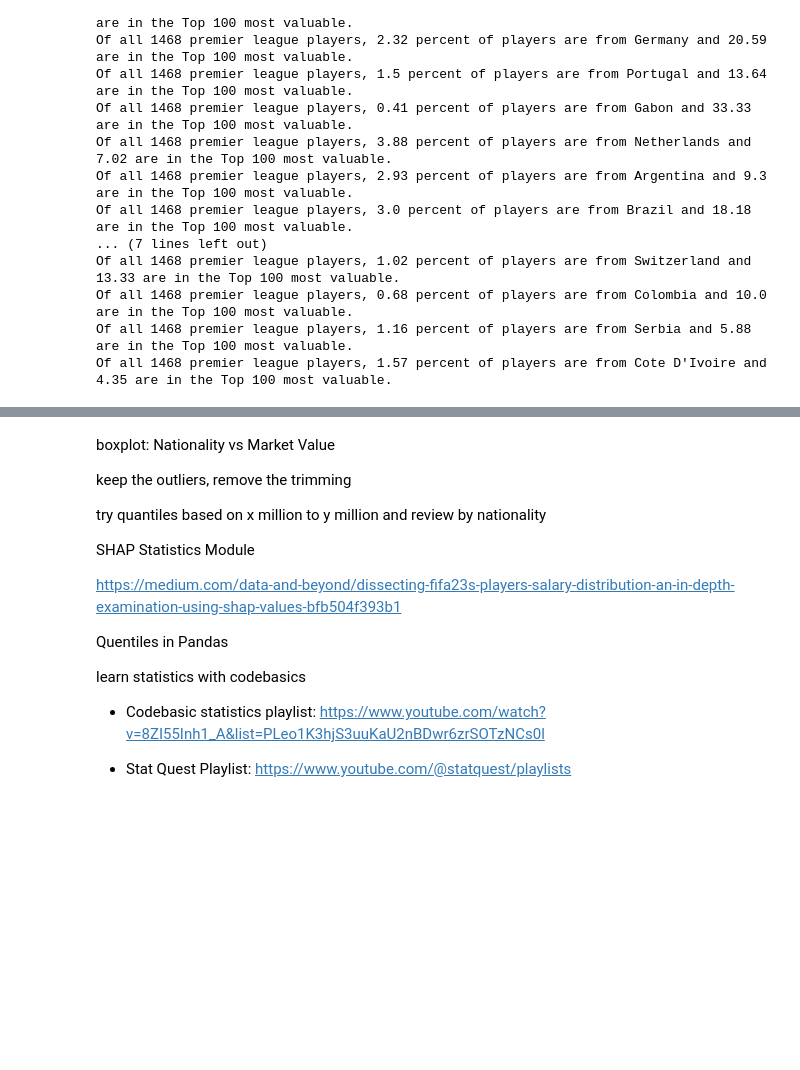
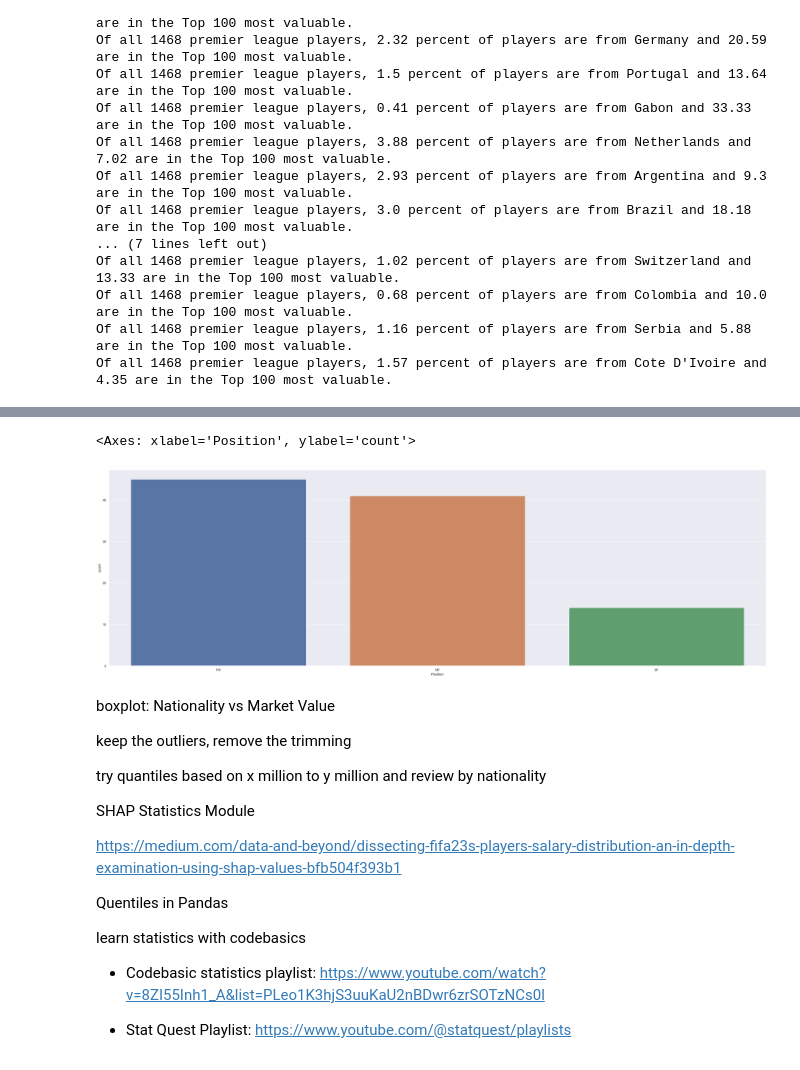
Before and after one commit to ascrivs/expert-octo-eureka, a Jupyter notebook: eda.ipynb, the cells around one changed output, grey strips where cells are left out. Drawn from its saved outputs; the diff is of its cells as text; code cells hidden in the pictures; blank space fills up the shorter version.

```diff
--- a/eda.ipynb
+++ b/eda.ipynb
@@ -262,3 +273,8 @@ sbn.heatmap(def_df.corr(),vmin=-1,vmax=1,square=True,annot=True)
+# %%
+sbn.countplot(highest_value[:100], x="Position")
+# %% [output]
+<Axes: xlabel='Position', ylabel='count'>
+[figure, added]
 # %% [markdown]
 boxplot: Nationality vs Market Value
 
```
Also changed, not shown: parts of 5 cells of this notebook.
